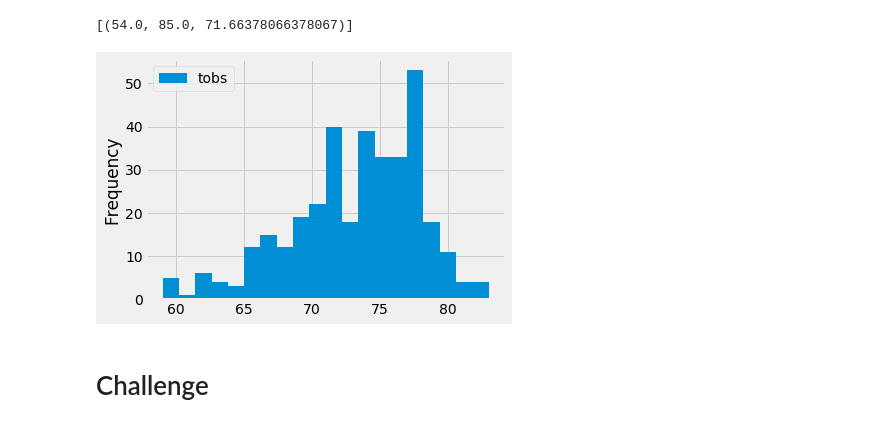
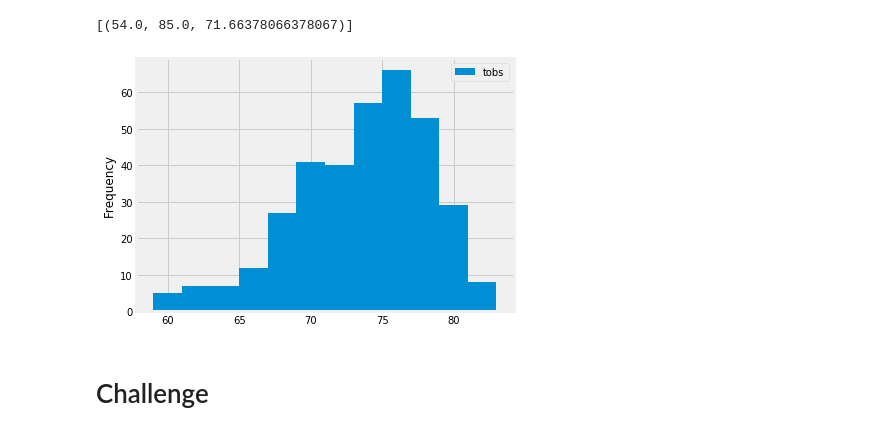
Before and after one commit to MauroBarron/surfs_up, a Jupyter notebook: climate_analysis.ipynb, the cells around one changed output. Drawn from its saved outputs; the diff is of its cells as text; code cells hidden in the pictures.

```diff
--- a/climate_analysis.ipynb
+++ b/climate_analysis.ipynb
@@ -26,3 +24,6 @@ engine = create_engine("sqlite:///hawaii.sqlite")
+# %%
+# Create an engine to the SQLLite DB
+engine = create_engine("sqlite:///hawaii.sqlite")
 # %%
 # reflect an existing database into a new model
 Base = automap_base()  # platform base engine
@@ -172,11 +172,11 @@ df = pd.DataFrame(results, columns=['tobs'])
 # print(df)
 # %%
 # and finally plot
-df.plot.hist(bins=20)
+df.plot.hist(bins=12)
 plt.tight_layout()
 # looks loke some temps are not represented lit
 # %% [output]
-[figure, old version]
+[figure, new version]
 # %%
 # Write a function called `calc_temps` that will accept start date and end date in the format '%Y-%m-%d'
 # and return the minimum, average, and maximum temperatures for that range of dates
```
Also changed, not shown: parts of 14 cells of this notebook, 9 other files.
